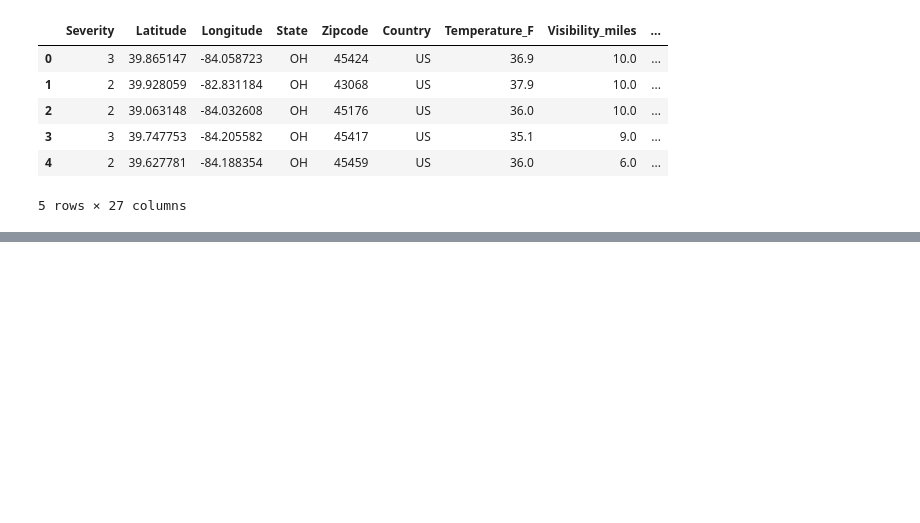
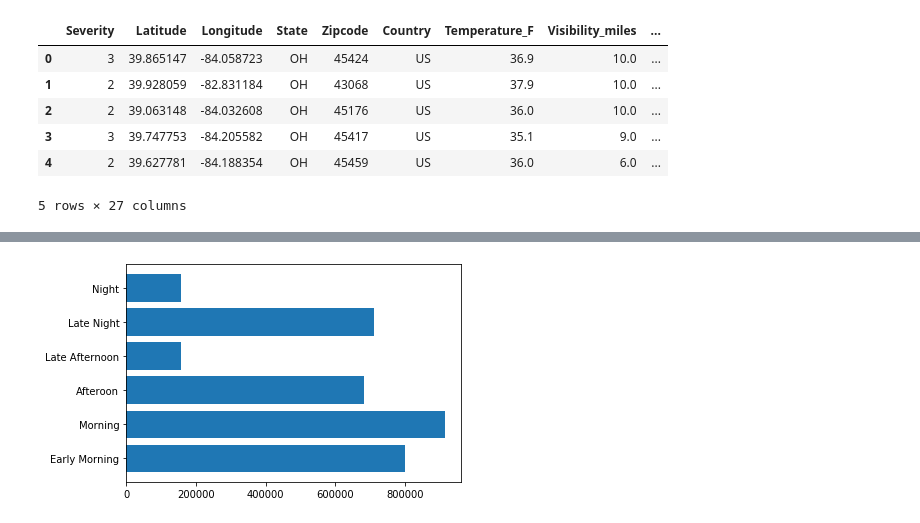
Before and after one commit to rlau929/final, a Jupyter notebook: notebooks/mpld3.ipynb, the cells around one changed output, grey strips where cells are left out. Saved outputs shown, nothing was run; the diff lists cells and outputs as text; code cells hidden in the pictures; blank space fills up the shorter version.

```diff
--- a/notebooks/mpld3.ipynb
+++ b/notebooks/mpld3.ipynb
@@ -54,0 +128,16 @@ plt2.savefig("state_zipcode_zone_colored.png")
+# %%
+time_of_day_count = (viz_df.groupby(['Time_of_Day']).count()['Country']).to_list()
+
+time_of_day_unique = viz_df['Time_of_Day'].unique()
+
+fig, ax = plt.subplots()
+
+ax = plt.barh(
+    y=time_of_day_unique,
+    width=time_of_day_count,
+    align='center')
+
+plt.show()
+fig.savefig("time_of_day_count.png")
+# %% [output]
+[figure, added]
```
Also changed, not shown: parts of 8 cells of this notebook, 14 other files.
